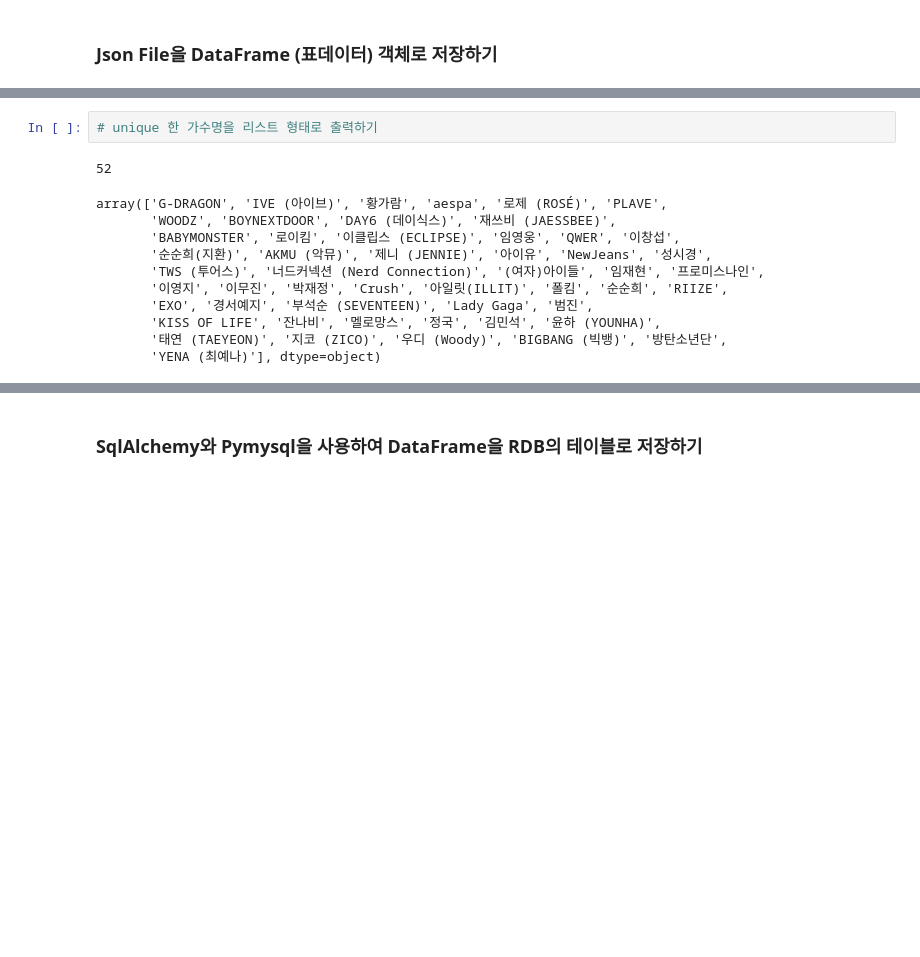
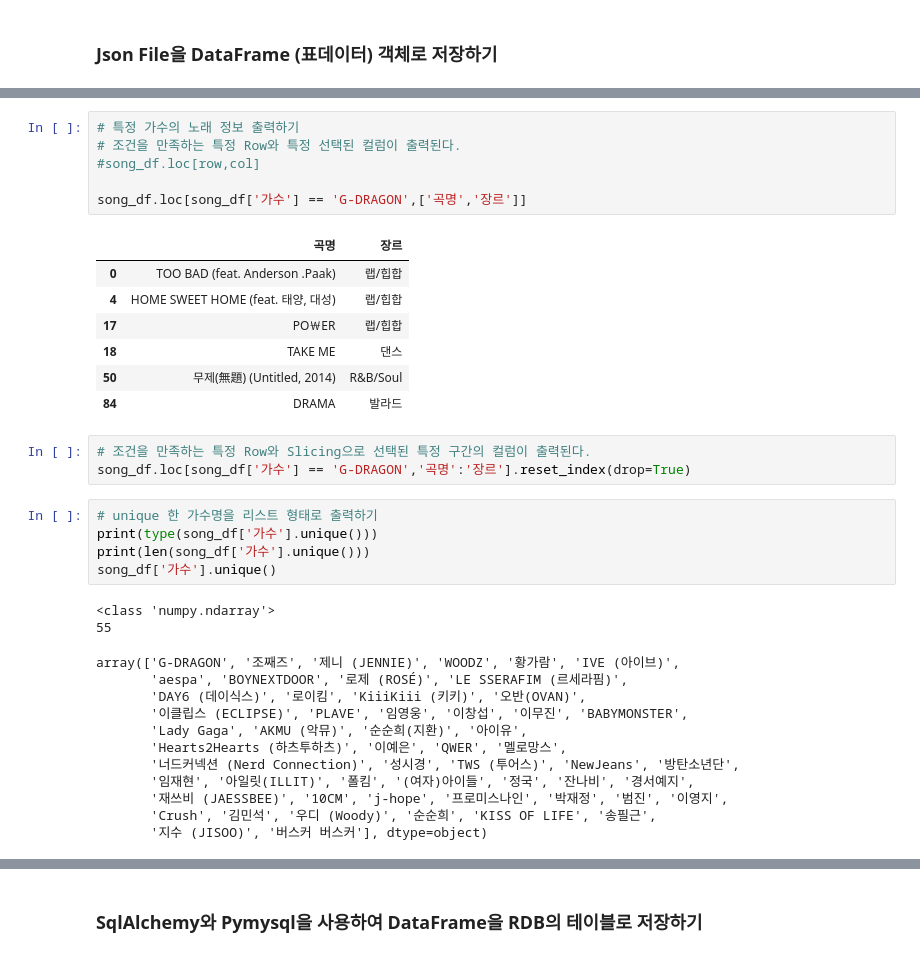
Before and after one commit to WorkSpaceForHanmg/Python_Webscraping_Analysis, a Jupyter notebook: 04.Melon100차트_데이터파싱_DB저장.ipynb, the cells around one changed output, grey strips where cells are left out. Saved outputs shown, nothing was run; the diff lists cells and outputs as text; blank space fills up the shorter version.

```diff
--- a/04.Melon100차트_데이터파싱_DB저장.ipynb
+++ b/04.Melon100차트_데이터파싱_DB저장.ipynb
@@ -149,16 +238,38 @@ Name: count, dtype: int64
+# %%
+# 특정 가수의 노래 정보 출력하기
+# 조건을 만족하는 특정 Row와 특정 선택된 컬럼이 출력된다.
+#song_df.loc[row,col]
+
+song_df.loc[song_df['가수'] == 'G-DRAGON',['곡명','장르']]
+# %% [output]
+|  | 곡명 | 장르 |
+| 0 | TOO BAD (feat. Anderson .Paak) | 랩/힙합 |
+| 4 | HOME SWEET HOME (feat. 태양, 대성) | 랩/힙합 |
+| 17 | PO￦ER | 랩/힙합 |
+| 18 | TAKE ME | 댄스 |
+| 50 | 무제(無題) (Untitled, 2014) | R&B/Soul |
+| 84 | DRAMA | 발라드 |
+# %%
+# 조건을 만족하는 특정 Row와 Slicing으로 선택된 특정 구간의 컬럼이 출력된다.
+song_df.loc[song_df['가수'] == 'G-DRAGON','곡명':'장르'].reset_index(drop=True)
 # %%
 # unique 한 가수명을 리스트 형태로 출력하기
+print(type(song_df['가수'].unique()))
+print(len(song_df['가수'].unique()))
+song_df['가수'].unique()
 # %% [output]
-52
+<class 'numpy.ndarray'>
+55
-array(['G-DRAGON', 'IVE (아이브)', '황가람', 'aespa', '로제 (ROSÉ)', 'PLAVE',
-       'WOODZ', 'BOYNEXTDOOR', 'DAY6 (데이식스)', '재쓰비 (JAESSBEE)',
-       'BABYMONSTER', '로이킴', '이클립스 (ECLIPSE)', '임영웅', 'QWER', '이창섭',
-       '순순희(지환)', 'AKMU (악뮤)', '제니 (JENNIE)', '아이유', 'NewJeans', '성시경',
-       'TWS (투어스)', '너드커넥션 (Nerd Connection)', '(여자)아이들', '임재현', '프로미스나인',
-       '이영지', '이무진', '박재정', 'Crush', '아일릿(ILLIT)', '폴킴', '순순희', 'RIIZE',
-       'EXO', '경서예지', '부석순 (SEVENTEEN)', 'Lady Gaga', '범진',
-       'KISS OF LIFE', '잔나비', '멜로망스', '정국', '김민석', '윤하 (YOUNHA)',
-       '태연 (TAEYEON)', '지코 (ZICO)', '우디 (Woody)', 'BIGBANG (빅뱅)', '방탄소년단',
-       'YENA (최예나)'], dtype=object)
+array(['G-DRAGON', '조째즈', '제니 (JENNIE)', 'WOODZ', '황가람', 'IVE (아이브)',
+       'aespa', 'BOYNEXTDOOR', '로제 (ROSÉ)', 'LE SSERAFIM (르세라핌)',
+       'DAY6 (데이식스)', '로이킴', 'KiiiKiii (키키)', '오반(OVAN)',
+       '이클립스 (ECLIPSE)', 'PLAVE', '임영웅', '이창섭', '이무진', 'BABYMONSTER',
+       'Lady Gaga', 'AKMU (악뮤)', '순순희(지환)', '아이유',
+       'Hearts2Hearts (하츠투하츠)', '이예은', 'QWER', '멜로망스',
+       '너드커넥션 (Nerd Connection)', '성시경', 'TWS (투어스)', 'NewJeans', '방탄소년단',
+       '임재현', '아일릿(ILLIT)', '폴킴', '(여자)아이들', '정국', '잔나비', '경서예지',
+       '재쓰비 (JAESSBEE)', '10CM', 'j-hope', '프로미스나인', '박재정', '범진', '이영지',
+       'Crush', '김민석', '우디 (Woody)', '순순희', 'KISS OF LIFE', '송필근',
+       '지수 (JISOO)', '버스커 버스커'], dtype=object)
 # %%
 #앨범이 OST 인 노래는?
```
Also changed, not shown: parts of 20 cells of this notebook, 3 other files.
